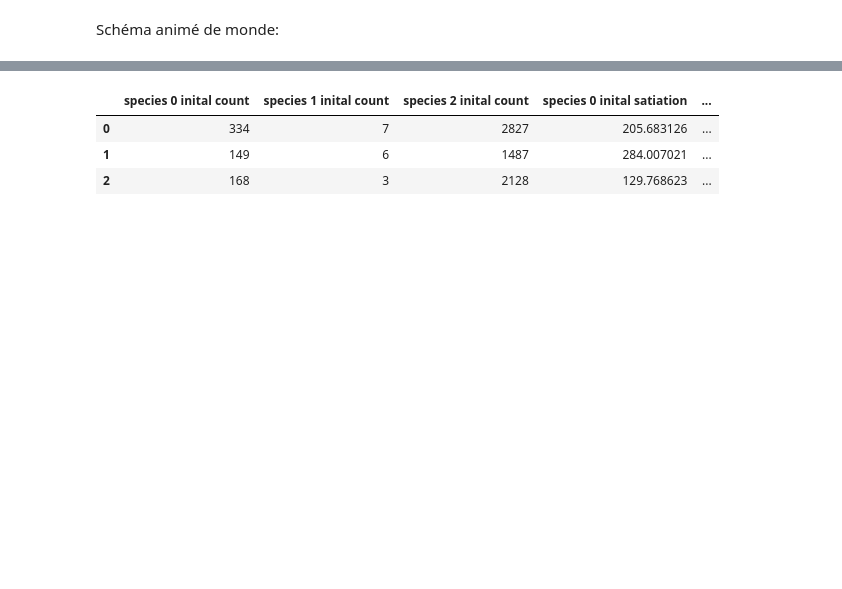
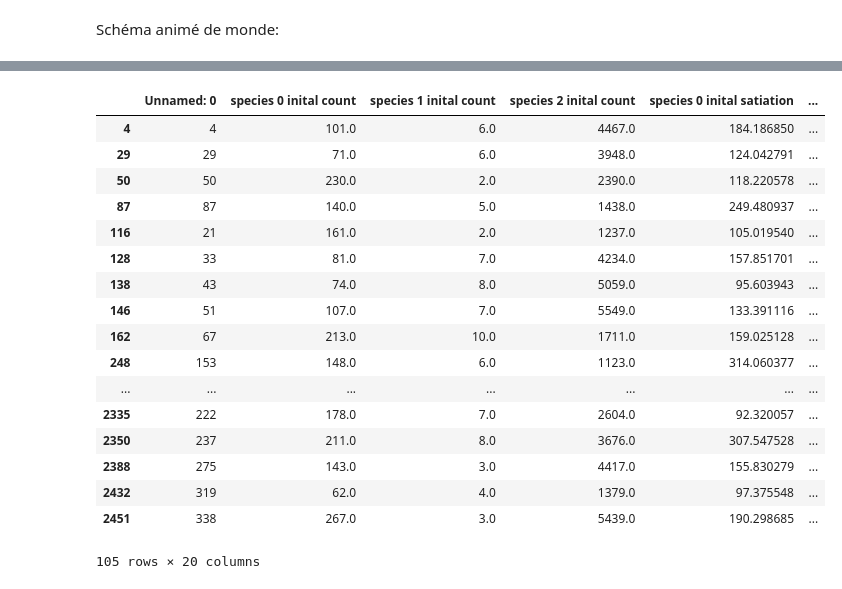
Before and after one commit to findooshka/ecosystem-model, a Jupyter notebook: project.ipynb, the cells around one changed output, grey strips where cells are left out. Saved outputs shown, nothing was run; the diff lists cells and outputs as text; code cells hidden in the pictures; blank space fills up the shorter version.

```diff
--- a/project.ipynb
+++ b/project.ipynb
@@ -78,10 +73,24 @@ test_result = source.measurement.survival_tests(os.path.join("data", "tests.csv"
                                                change_hunt_range=True,
                                                stop_hour=9);
 # %%
-data = pd.read_csv(os.path.join("data", "tests.csv"))
-data
+data = pd.read_csv(os.path.join("data", "6k iterations test", "concatenated.csv"))
+data[data["result"] >= 6000.0]
 # %% [output]
-|  | species 0 inital count | species 1 inital count | species 2 inital count | species 0 inital satiation | ... |
-| 0 | 334 | 7 | 2827 | 205.683126 | ... |
-| 1 | 149 | 6 | 1487 | 284.007021 | ... |
-| 2 | 168 | 3 | 2128 | 129.768623 | ... |
+|  | Unnamed: 0 | species 0 inital count | species 1 inital count | species 2 inital count | species 0 inital satiation | ... |
+| 4 | 4 | 101.0 | 6.0 | 4467.0 | 184.186850 | ... |
+| 29 | 29 | 71.0 | 6.0 | 3948.0 | 124.042791 | ... |
+| 50 | 50 | 230.0 | 2.0 | 2390.0 | 118.220578 | ... |
+| 87 | 87 | 140.0 | 5.0 | 1438.0 | 249.480937 | ... |
+| 116 | 21 | 161.0 | 2.0 | 1237.0 | 105.019540 | ... |
+| 128 | 33 | 81.0 | 7.0 | 4234.0 | 157.851701 | ... |
+| 138 | 43 | 74.0 | 8.0 | 5059.0 | 95.603943 | ... |
+| 146 | 51 | 107.0 | 7.0 | 5549.0 | 133.391116 | ... |
+| 162 | 67 | 213.0 | 10.0 | 1711.0 | 159.025128 | ... |
+| 248 | 153 | 148.0 | 6.0 | 1123.0 | 314.060377 | ... |
+| ... | ... | ... | ... | ... | ... | ... |
+| 2335 | 222 | 178.0 | 7.0 | 2604.0 | 92.320057 | ... |
+| 2350 | 237 | 211.0 | 8.0 | 3676.0 | 307.547528 | ... |
+| 2388 | 275 | 143.0 | 3.0 | 4417.0 | 155.830279 | ... |
+| 2432 | 319 | 62.0 | 4.0 | 1379.0 | 97.375548 | ... |
+| 2451 | 338 | 267.0 | 3.0 | 5439.0 | 190.298685 | ... |
+105 rows × 20 columns
```
Also changed, not shown: parts of 6 cells of this notebook, 27 other files.
